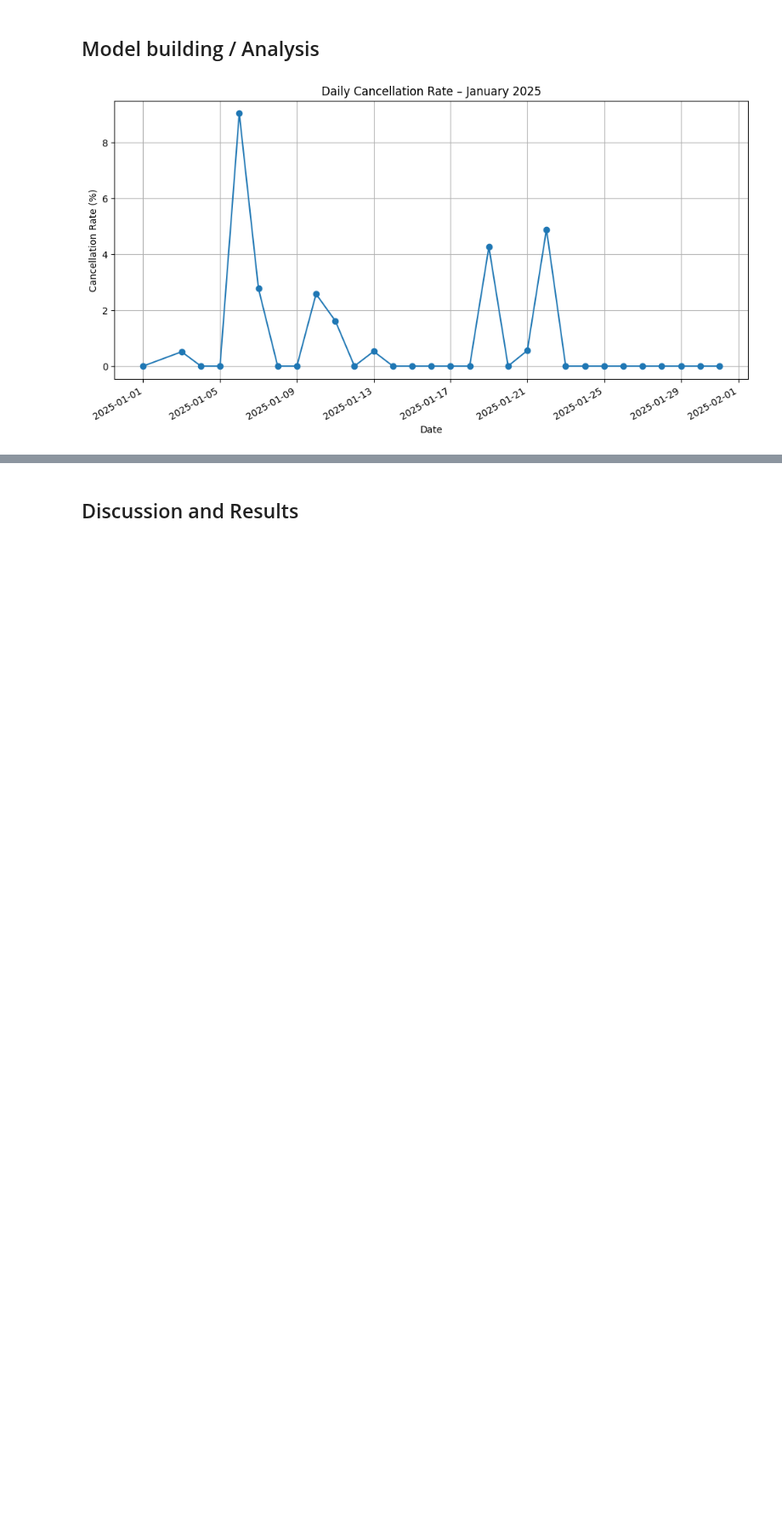
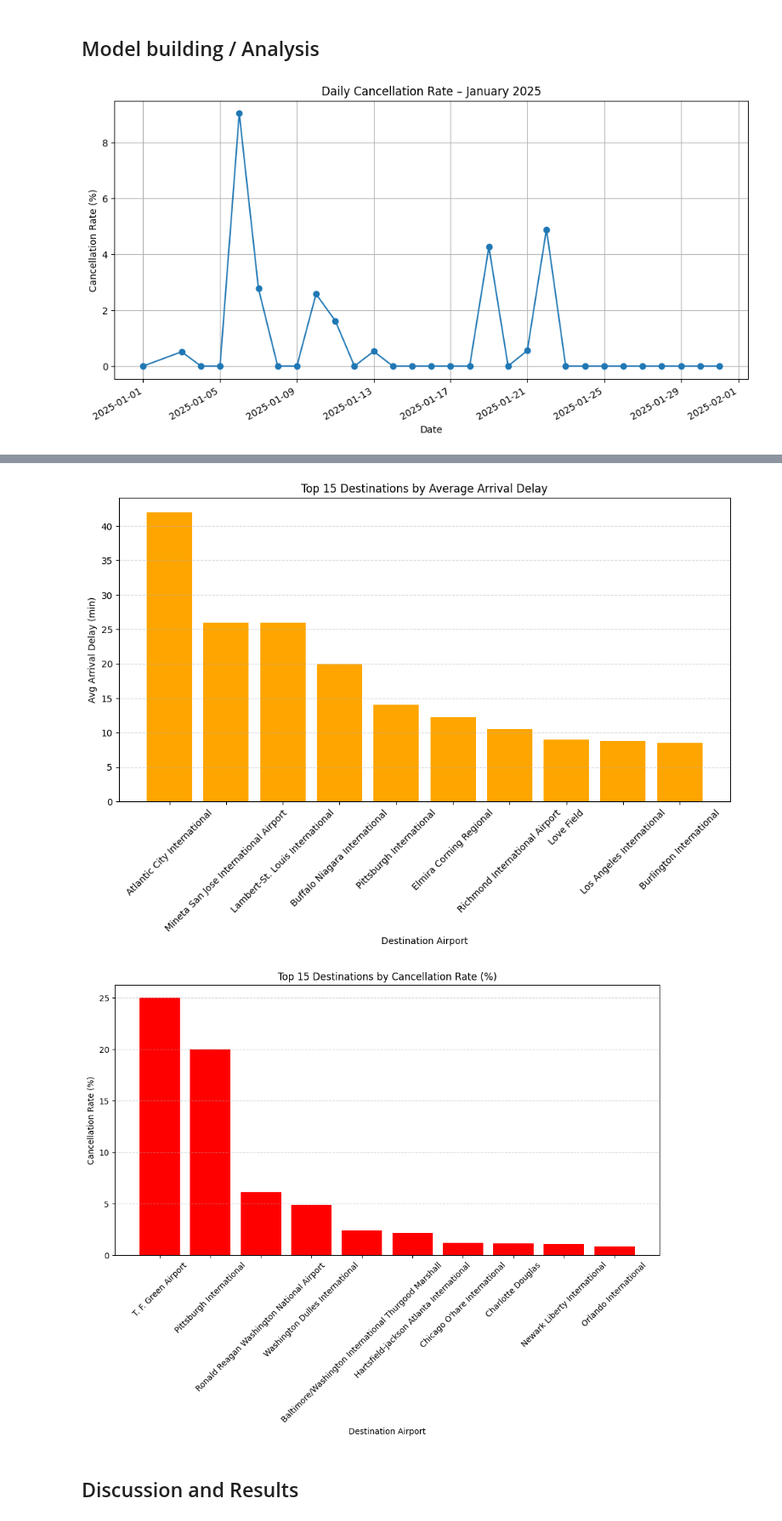
Before and after one commit to Iamkoss/cis9650_flight_data, a Jupyter notebook: fligh_data.ipynb, the cells around one changed output, grey strips where cells are left out. Shown at 85% size. Drawn from its saved outputs; the diff is of its cells as text; code cells hidden in the pictures; blank space fills up the shorter version.

```diff
--- a/fligh_data.ipynb
+++ b/fligh_data.ipynb
@@ -766,3 +928,34 @@ plt.show()
+# %%
+#array delay by destination
+
+top15_dest = worst_arrivals.head(15)
+
+plt.figure(figsize=(12,6))
+plt.bar(top15_dest.index, top15_dest['avg_arr_delay'], color='orange')
+plt.title("Top 15 Destinations by Average Arrival Delay")
+plt.xlabel("Destination Airport")
+plt.ylabel("Avg Arrival Delay (min)")
+plt.xticks(rotation=45)
+plt.grid(axis='y', linestyle='--', alpha=0.5)
+plt.show()
+
+
+
+#cancellation rate by destination:
+
+top15_cancel = worst_cancel_routes.head(15)
+
+plt.figure(figsize=(12,6))
+plt.bar(top15_cancel.index, top15_cancel['cancel_rate'], color='red')
+plt.title("Top 15 Destinations by Cancellation Rate (%)")
+plt.xlabel("Destination Airport")
+plt.ylabel("Cancellation Rate (%)")
+plt.xticks(rotation=45)
+plt.grid(axis='y', linestyle='--', alpha=0.5)
+plt.show()
+# %% [output]
+[figure, added]
+[figure, added]
 # %% [markdown]
 ## Discussion and Results
 # %% [markdown]
```
Also changed, not shown: parts of 12 cells of this notebook.
